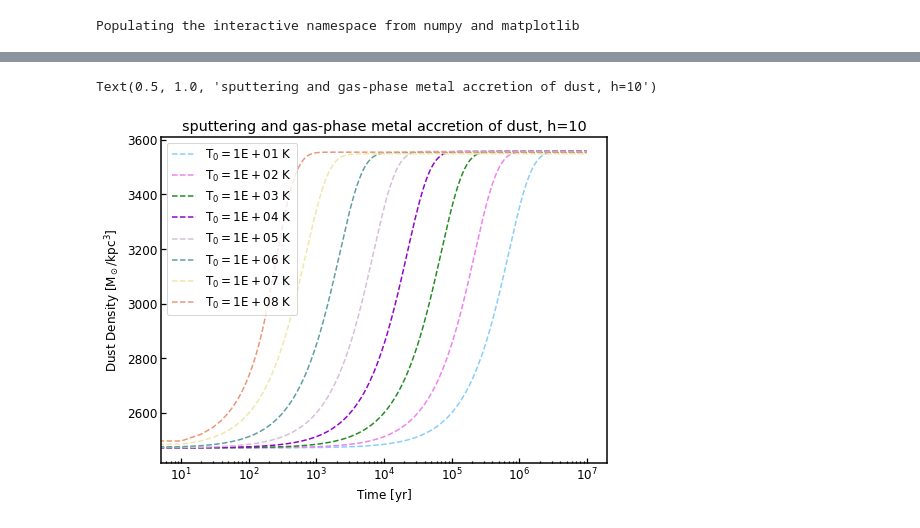
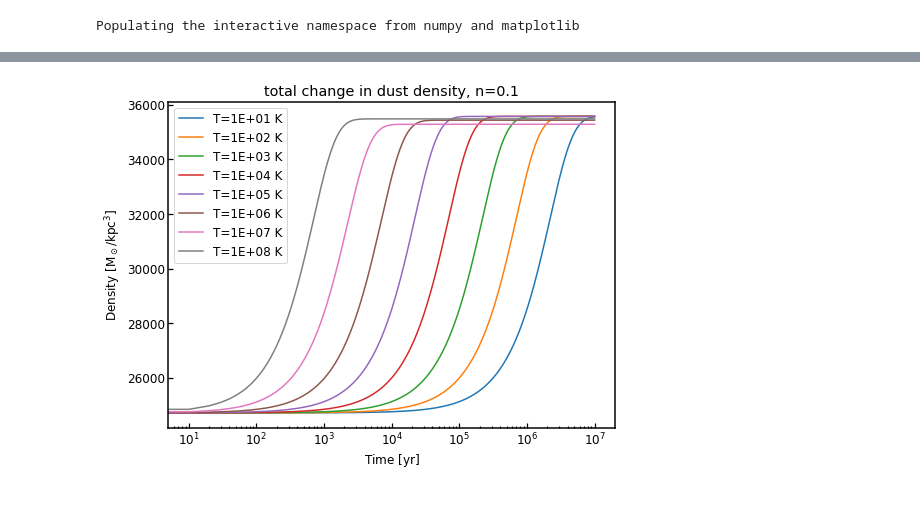
Before and after one commit to helenarichie/my_scripts, a Jupyter notebook: cholla/dust_model/total_numerical_solution.ipynb, the cells around one changed output, grey strips where cells are left out. Saved outputs shown, nothing was run; the diff lists cells and outputs as text; code cells hidden in the pictures.

Commit message:
correct units and growth timescale

```diff
--- a/cholla/dust_model/total_numerical_solution.ipynb
+++ b/cholla/dust_model/total_numerical_solution.ipynb
@@ -40,10 +40,11 @@ class DustIntegrator:
     metals = np.array([0.0097, 0.0040, 0.00096, 0.00099, 0.00076, 0.00058, 0.0014, 0.00040]);
     metallicity = np.sum(metals)
 
-    def __init__(self, T, n, dt):
+    def __init__(self, T, n, dt, t_max):
         self.T = T
         self.n = n
         self.dt = dt
+        self.t_max = t_max
         self._d0_gas, self._d0_metal, self._d0_dust = self.calc_init_density()
         self.d_gas, self.d_metal, self.d_dust = self.calc_init_density()
         self.tau_g = self.calc_tau_g()
@@ -51,11 +52,10 @@ class DustIntegrator:
         self.type = "tot_dust_density"
 
     def calc_tau_g(self):
-        tau_g_ref = 0.2e-6 * self.TIME_UNIT; # 0.2 Gyr
+        tau_g_ref = 0.2e9 # 0.2 Gyr
         d_ref = self.MP * self.LENGTH_UNIT ** 3 / self.MASS_UNIT # 1 H atom per cubic centimer
         T_ref = 20.0;
-
-        tau_g = tau_g_ref * (d_ref/(self._d0_gas+self._d0_dust)) * (T_ref/self.T) ** (1/2);
+        tau_g = tau_g_ref * (d_ref/(self._d0_gas)) * (T_ref/self.T) ** (1/2);
 
         return tau_g
 
@@ -64,7 +64,7 @@ class DustIntegrator:
         d0 = 1;
         T_0 = 2e6;
         omega = 2.5;
-        A = 1.7e5;
+        A = 1.7e8; # units: yr
 
         tau_sp = A * (a1/d0) * ((T_0/self.T) ** omega + 1);
 
@@ -79,18 +79,21 @@ class DustIntegrator:
         return d0_gas, d0_metal, d0_dust
 
     def calc_dd_dt(self):
+        # calculate the rate of change of dust density
         # accretion term + sputtering term
         dd_dt = (1 - self.d_dust/self.d_metal)*(self.d_dust/self.tau_g) - self.d_dust/(self.tau_sp/3)
 
         return dd_dt
 
     def calc_d_dust(self):
+        # calculate the new total dust density
         dd_dt = self.calc_dd_dt()
         d_dust_i = self.d_dust + self.dt * dd_dt
 
         return d_dust_i
 
     def update_densities(self):
+        # update the integrator's density attributes
         dd_dt = self.calc_dd_dt()
         self.d_dust += self.dt * dd_dt
         self.d_metal -= self.dt * dd_dt
@@ -98,7 +101,8 @@ class DustIntegrator:
     def get_info(self):
         print("Gas temperature: {:.1E} K".format(self.T))
         print("Gas initial density: {:.5E} M_sun/kpc^3".format(self._d0_gas))
-        print("Growth timescale: {:.5E} kyr".format(self.tau_g))
+        print("Growth timescale: {:.5E} yr".format(self.tau_g))
+        print("Destruction timescale: {:.5E} kyr".format(self.tau_sp))
         print("Time-step: {} yr".format(self.dt))
         print("------------------------------------------")
 # %%
@@ -183,0 +171,2 @@ Time-step: 10 yr
+# %%
+dd, dm, tau_gs, acc_integrator = evolve_solutions(1e3, 1e-2, [1e1, 1e2, 1e3, 1e4, 1e5, 1e6, 1e7, 1e8], 1e9)
@@ -183,0 +191,9 @@ Time-step: 10 yr
+# %%
+fig, ax = plt.subplots(nrows=1, ncols=1, sharex=True, figsize=(8,6))
+for i, dd_i in enumerate(dd):
+    ax.semilogx(np.arange(0, acc_integrator[i].t_max, acc_integrator[i].dt), dd_i, label=f"T={acc_integrator[i].T:.0E} K")
+    #ax.vlines(tau_gs[i], ymin=np.amin(dd_i), ymax=np.amax(dd_i), color="k", linestyle="--", zorder=0)
+    ax.set_xlabel("Time$~[yr]$")
+    ax.set_ylabel(r"Density$~[M_\odot/kpc^3]$")
+    ax.set_title(f"Total Change in Dust Density, n={acc_integrator[i].n}")
+    ax.legend()
@@ -183,0 +202,2 @@ Time-step: 10 yr
+# %%
+dd, dm, tau_gs, acc_integrator = evolve_solutions(10, 1e-1, [1e1, 1e2, 1e3, 1e4, 1e5, 1e6, 1e7, 1e8], 1e7)
@@ -184,11 +222,11 @@ Time-step: 10 yr
 # %%
 fig, ax = plt.subplots(nrows=1, ncols=1, sharex=True, figsize=(8,6))
-for j, T in enumerate(T_arr):
-    ax.semilogx(np.arange(0, 1e7, h), dd[j], linestyle="--", color=T_colors[j], label=f"$T_0={T:.0E}~K$")
-ax.set_xlabel("Time$~[yr]$")
-ax.set_ylabel(r"Dust Density$~[M_\odot/kpc^3]$")
-ax.legend()
-ax.set_title(f"sputtering and gas-phase metal accretion of dust, h={h}")
+for i, dd_i in enumerate(dd):
+    ax.semilogx(np.arange(0, acc_integrator[i].t_max, acc_integrator[i].dt), dd_i, label=f"T={acc_integrator[i].T:.0E} K")
+    #ax.vlines(tau_gs[i], ymin=np.amin(dd_i), ymax=np.amax(dd_i), color="k", linestyle="--", zorder=0)
+    ax.set_xlabel("Time$~[yr]$")
+    ax.set_ylabel(r"Density$~[M_\odot/kpc^3]$")
+    ax.set_title(f"total change in dust density, n={acc_integrator[i].n}")
+    ax.legend()
 # %% [output]
-Text(0.5, 1.0, 'sputtering and gas-phase metal accretion of dust, h=10')
-[figure, old version]
+[figure, new version]
```
Also changed, not shown: parts of 7 cells of this notebook, 3 other files.
